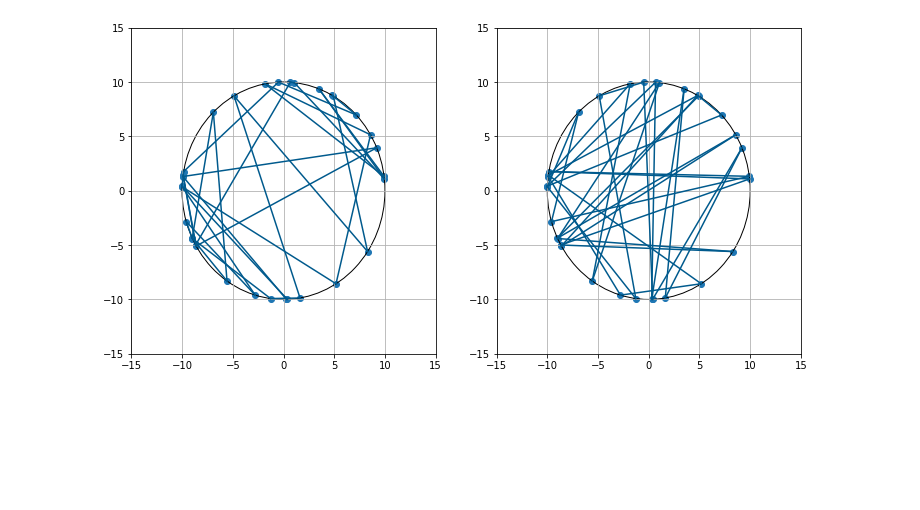
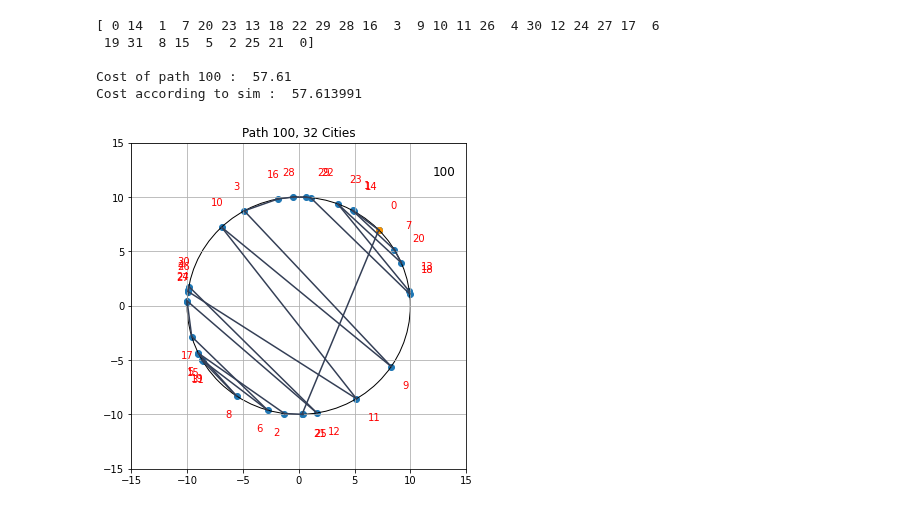
Before and after one commit to edoardodraetta/lsn_esercizi, a Jupyter notebook: esercizio_9/Esercizio_9.ipynb, the cells around one changed output. Drawn from its saved outputs; the diff is of its cells as text; code cells hidden in the pictures; blank space fills up the shorter version.

```diff
--- a/esercizio_9/Esercizio_9.ipynb
+++ b/esercizio_9/Esercizio_9.ipynb
@@ -6 +8,12 @@ import math
+# %%
+N = 100
+./figs/best_random_32.gif
+
+for i in range(N):
+    plot_tsp(best_paths, i, x, y)
+    plt.text(12, 12, str(i+1), fontsize="large")
+    plt.title("Best of Random Search with 32 Cities")
+    filename = "./figs/path_" + str(i) + ".png"
+    plt.savefig(filename, dpi=200)
+    plt.close()
 # %%
@@ -80,13 +101,27 @@ check_tsp(paths, best, worst, x, y)
-# %%
-# data
-datafile = "./data/9/randomsearch/cities_32.dat"
-x, y = np.loadtxt(datafile, usecols=(0, 1), unpack=True)
-
-datafile = "./data/9/randomsearch/sorted_32.dat"
-paths = np.loadtxt(datafile)
-
-best = 0
-worst = np.size(paths[:,0])-1
-check_tsp(paths, best, worst, x, y)
-# %% [output]
-[figure, removed]
+# %%
+# Plot
+
+n = 99
+radius = 10
+n_cities = np.size(x)-1
+fig, ax = plt.subplots(figsize=(6,6))
+ax = plot_path(best_paths[n], x, y, radius, ax)
+# ax = plot_path(thebest, x, y, ax)
+
+ax.title.set_text("Path " + str(n+1) +  ", " + str(n_cities)+" Cities")
+ax.text(radius*1.2, radius*1.2, str(n+1), fontsize="large")
+
+check_path = best_paths[n]
+
+print("Cost of path " + str(n+1) + " : ", round(check_cost(check_path, x, y), 2) )
+print("Cost according to sim : ", least_cost[n])
+plt.show()
+
+# [ 0 20  7 14  1 23 29 22 13 18 28 16  3 9 10 11 12 30  4 26 21 24 25 27 2  6 15  5  8 19 31 17  0]
+# %% [output]
+[ 0 14  1  7 20 23 13 18 22 29 28 16  3  9 10 11 26  4 30 12 24 27 17  6
+ 19 31  8 15  5  2 25 21  0]
+
+Cost of path 100 :  57.61
+Cost according to sim :  57.613991
+[figure, added]
```
Also changed, not shown: parts of 4 cells of this notebook, 9 other files.
